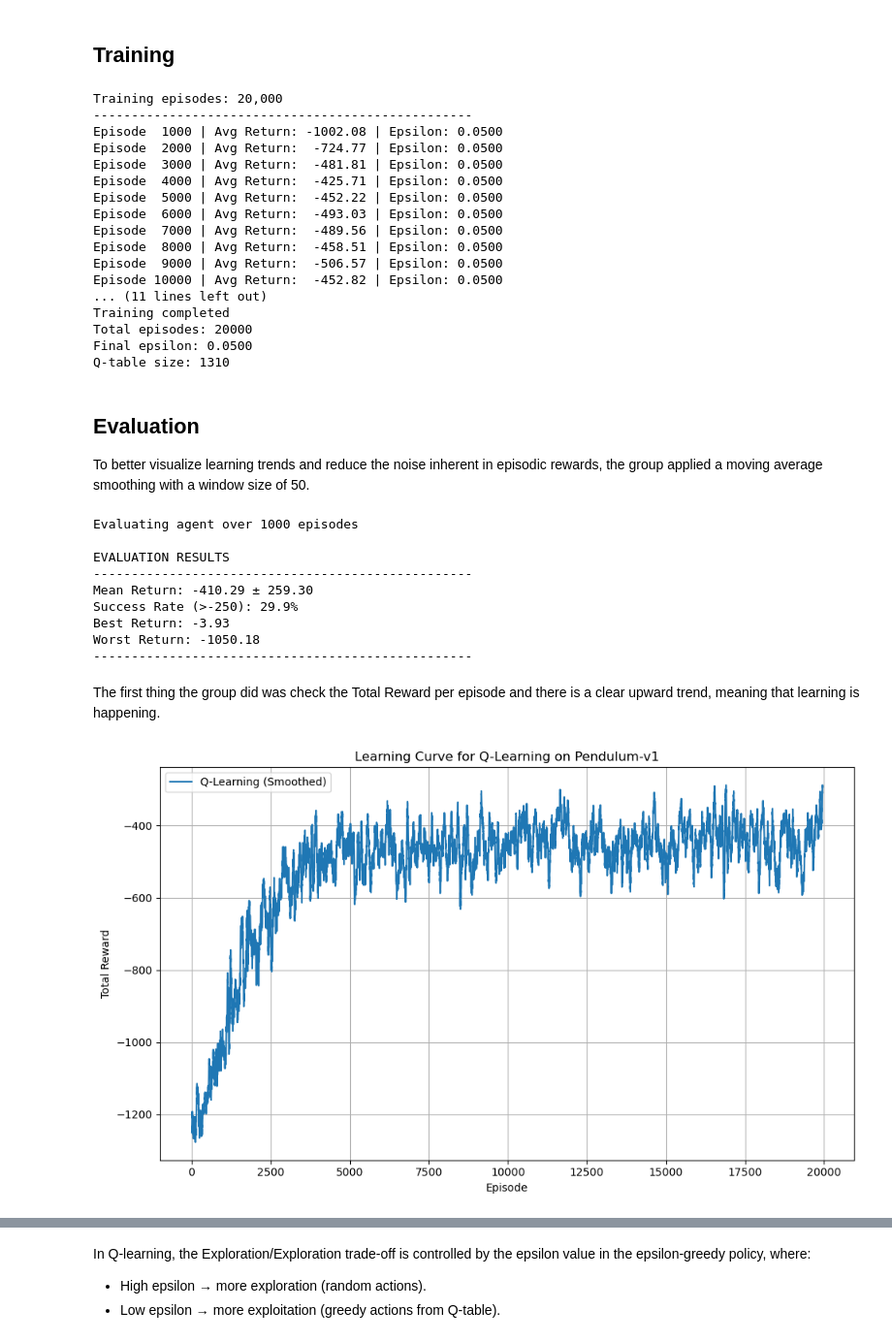
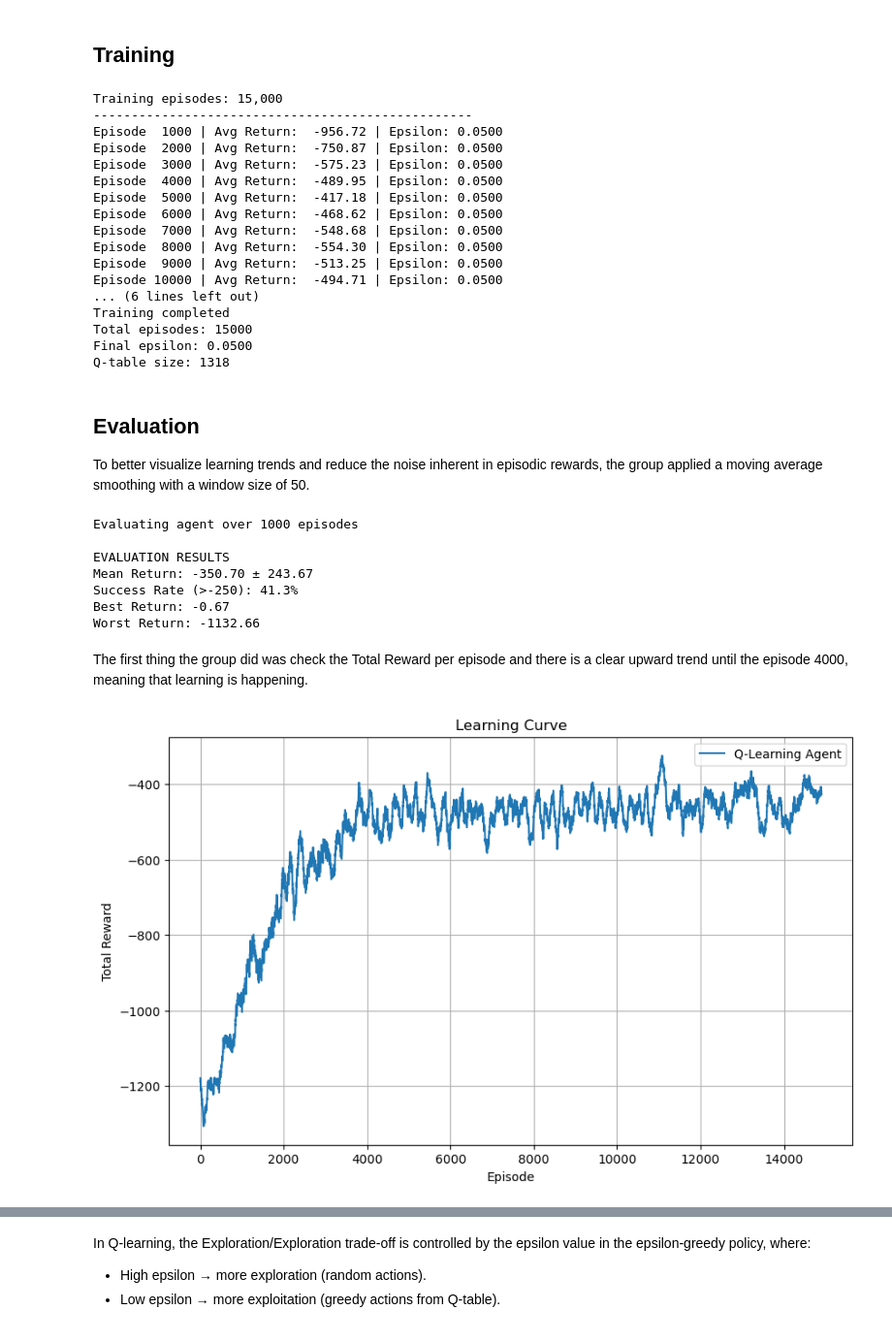
Before and after one commit to alex-alv3s/RL, a Jupyter notebook: v4.ipynb, the cells around one changed output, grey strips where cells are left out. Shown at 97% size. Drawn from its saved outputs; the diff is of its cells as text; code cells hidden in the pictures.

```diff
--- a/v4.ipynb
+++ b/v4.ipynb
@@ -88,7 +91,7 @@ class MonteCarloAgent:
         self.episode_lengths.append(episode_length)
         self.exploration_rates.append(self.epsilon)
 
-agent = MonteCarloAgent(
+mc_agent = MonteCarloAgent(
     n_actions=len(action_vals),
     gamma=0.99,
     alpha=0.1,
@@ -97,7 +100,7 @@ agent = MonteCarloAgent(
     epsilon_min=0.05
 )
 
-print(f"Hyperparameters:\nDiscount factor (γ): {agent.gamma}\nLearning rate (α): {agent.alpha}\nInitial exploration (ε): {agent.epsilon}\nEpsilon decay: {agent.epsilon_decay}\nMinimum epsilon: {agent.epsilon_min}")
+print(f"Hyperparameters:\nDiscount factor (γ): {mc_agent.gamma}\nLearning rate (α): {mc_agent.alpha}\nInitial exploration (ε): {mc_agent.epsilon}\nEpsilon decay: {mc_agent.epsilon_decay}\nMinimum epsilon: {mc_agent.epsilon_min}")
 # %% [output]
 Hyperparameters:
 Discount factor (γ): 0.99
@@ -122,7 +125,7 @@ for episode in range(num_episodes):
     done = False
 
     while not done:
-        action_idx = agent.select_action(state)
+        action_idx = mc_agent.select_action(state)
 
         action = np.array([action_vals[action_idx]])
 
@@ -134,24 +137,24 @@ for episode in range(num_episodes):
         state = next_state
         done = terminated or truncated
 
-    agent.update_q_values(trajectory)
+    mc_agent.update_q_values(trajectory)
 
     episode_return = sum(reward for _, _, reward in trajectory)
     episode_length = len(trajectory)
 
-    agent.record_episode_stats(episode_return, episode_length)
-    agent.decay_epsilon()
+    mc_agent.record_episode_stats(episode_return, episode_length)
+    mc_agent.decay_epsilon()
 
     if (episode + 1) % 1000 == 0:
-        avg_return = np.mean(agent.returns[-window:])
+        avg_return = np.mean(mc_agent.returns[-window:])
         print(f"Episode {episode + 1:5d} | "
               f"Avg Return: {avg_return:8.2f} | "
-              f"Epsilon: {agent.epsilon:.4f}")
+              f"Epsilon: {mc_agent.epsilon:.4f}")
 
 print("\nTraining completed")
-print(f"Total episodes: {len(agent.returns)}")
-print(f"Final epsilon: {agent.epsilon:.4f}")
-print(f"Q-table size: {len(agent.Q)}")
+print(f"Total episodes: {len(mc_agent.returns)}")
+print(f"Final epsilon: {mc_agent.epsilon:.4f}")
+print(f"Q-table size: {len(mc_agent.Q)}")
 # %% [output]
 Training episodes: 20,000
 --------------------------------------------------
@@ -424,7 +428,7 @@ The agent trained for 1000 episodes and the progress was monitored through avera
 # %% [markdown]
 ## Training
 # %%
-num_episodes = 20000
+num_episodes = 15000
 window = 100
 
 print(f"Training episodes: {num_episodes:,}")
@@ -463,23 +467,23 @@ print(f"Total episodes: {len(q_agent.episode_rewards)}")
 print(f"Final epsilon: {q_agent.epsilon:.4f}")
 print(f"Q-table size: {len(q_agent.Q)}")
 # %% [output]
-Training episodes: 20,000
+Training episodes: 15,000
 --------------------------------------------------
-Episode  1000 | Avg Return: -1002.08 | Epsilon: 0.0500
-Episode  2000 | Avg Return:  -724.77 | Epsilon: 0.0500
-Episode  3000 | Avg Return:  -481.81 | Epsilon: 0.0500
-Episode  4000 | Avg Return:  -425.71 | Epsilon: 0.0500
-Episode  5000 | Avg Return:  -452.22 | Epsilon: 0.0500
-Episode  6000 | Avg Return:  -493.03 | Epsilon: 0.0500
-Episode  7000 | Avg Return:  -489.56 | Epsilon: 0.0500
-Episode  8000 | Avg Return:  -458.51 | Epsilon: 0.0500
-Episode  9000 | Avg Return:  -506.57 | Epsilon: 0.0500
-Episode 10000 | Avg Return:  -452.82 | Epsilon: 0.0500
-... (11 lines left out)
+Episode  1000 | Avg Return:  -956.72 | Epsilon: 0.0500
+Episode  2000 | Avg Return:  -750.87 | Epsilon: 0.0500
+Episode  3000 | Avg Return:  -575.23 | Epsilon: 0.0500
+Episode  4000 | Avg Return:  -489.95 | Epsilon: 0.0500
+Episode  5000 | Avg Return:  -417.18 | Epsilon: 0.0500
+Episode  6000 | Avg Return:  -468.62 | Epsilon: 0.0500
+Episode  7000 | Avg Return:  -548.68 | Epsilon: 0.0500
+Episode  8000 | Avg Return:  -554.30 | Epsilon: 0.0500
+Episode  9000 | Avg Return:  -513.25 | Epsilon: 0.0500
+Episode 10000 | Avg Return:  -494.71 | Epsilon: 0.0500
+... (6 lines left out)
 Training completed
-Total episodes: 20000
+Total episodes: 15000
 Final epsilon: 0.0500
-Q-table size: 1310
+Q-table size: 1318
 # %% [markdown]
 ## Evaluation
 
@@ -490,36 +494,23 @@ def smooth(data, window_size=50):
 
 metrics, eval_returns = evaluate_agent(env, q_agent, obs_bins, action_vals, eval_episodes=1000)
 print(f"\nEVALUATION RESULTS")
-print(f"{'-'*50}")
 print(f"Mean Return: {metrics['mean_return']:.2f} ± {metrics['std_return']:.2f}")
 print(f"Success Rate (>-250): {metrics['success_rate']:.1%}")
 print(f"Best Return: {metrics['best_return']:.2f}")
 print(f"Worst Return: {metrics['worst_return']:.2f}")
-print(f"{'-'*50}")
-
 smoothed_returns = smooth(q_agent.episode_rewards, window_size=100)
 # %% [output]
 Evaluating agent over 1000 episodes
 
 EVALUATION RESULTS
---------------------------------------------------
-Mean Return: -410.29 ± 259.30
-Success Rate (>-250): 29.9%
-Best Return: -3.93
-Worst Return: -1050.18
---------------------------------------------------
+Mean Return: -350.70 ± 243.67
+Success Rate (>-250): 41.3%
+Best Return: -0.67
+Worst Return: -1132.66
 # %% [markdown]
-The first thing the group did was check the Total Reward per episode and there is a clear upward trend, meaning that learning is happening.
+The first thing the group did was check the Total Reward per episode and there is a clear upward trend until the episode 4000, meaning that learning is happening.
 # %%
-plt.figure(figsize=(10, 6))
-plt.plot(smooth(q_agent.episode_rewards), label='Q-Learning (Smoothed)')
-plt.xlabel('Episode')
-plt.ylabel('Total Reward')
-plt.title('Learning Curve for Q-Learning on Pendulum-v1')
-plt.grid()
-plt.legend()
-plt.tight_layout()
-plt.show()
+plot_learning_curve(q_agent, window=100, label='Q-Learning Agent')
 # %% [output]
-[figure, old version]
+[figure, new version]
 # %% [markdown]
```
Also changed, not shown: parts of 26 cells of this notebook.
